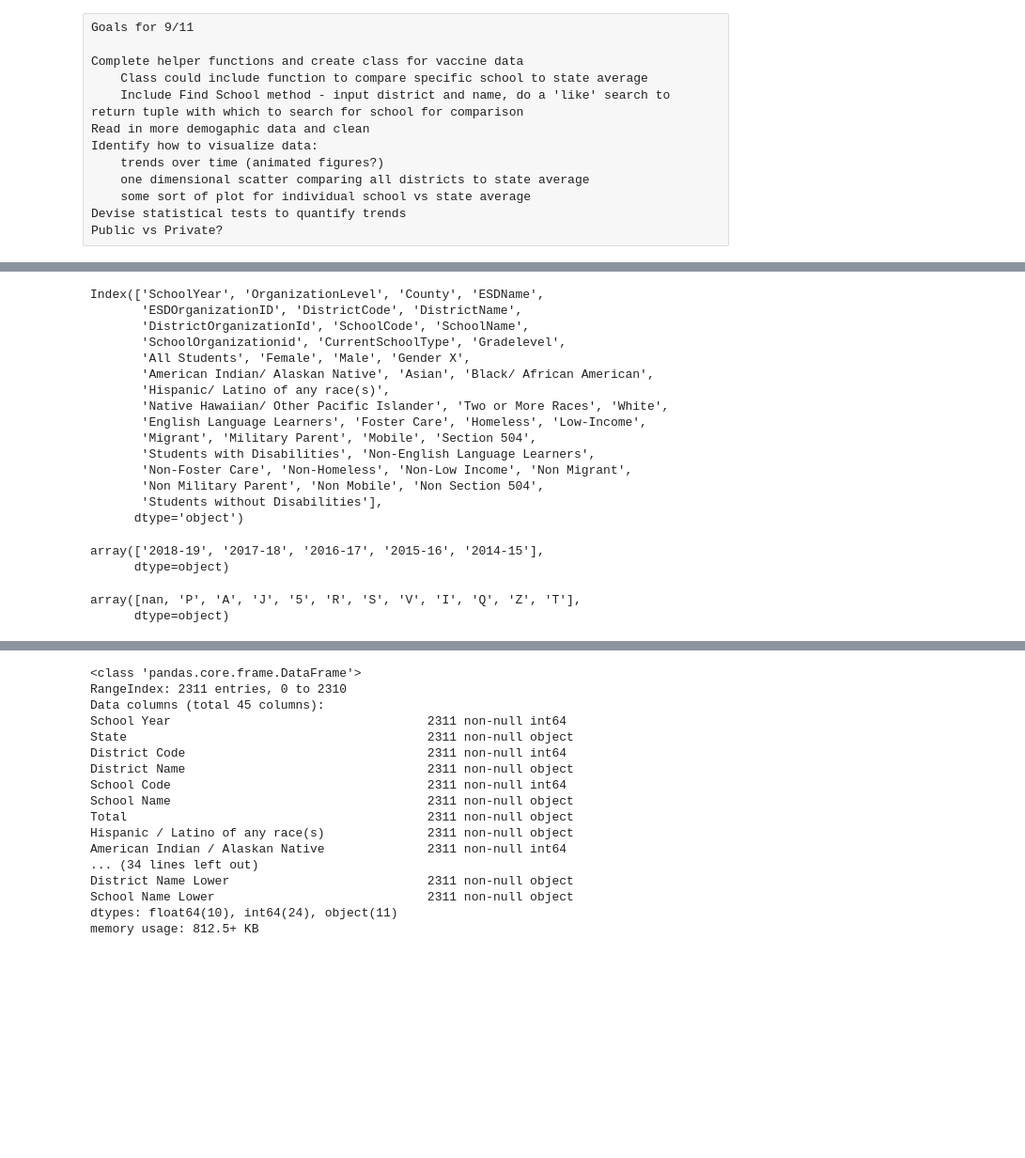
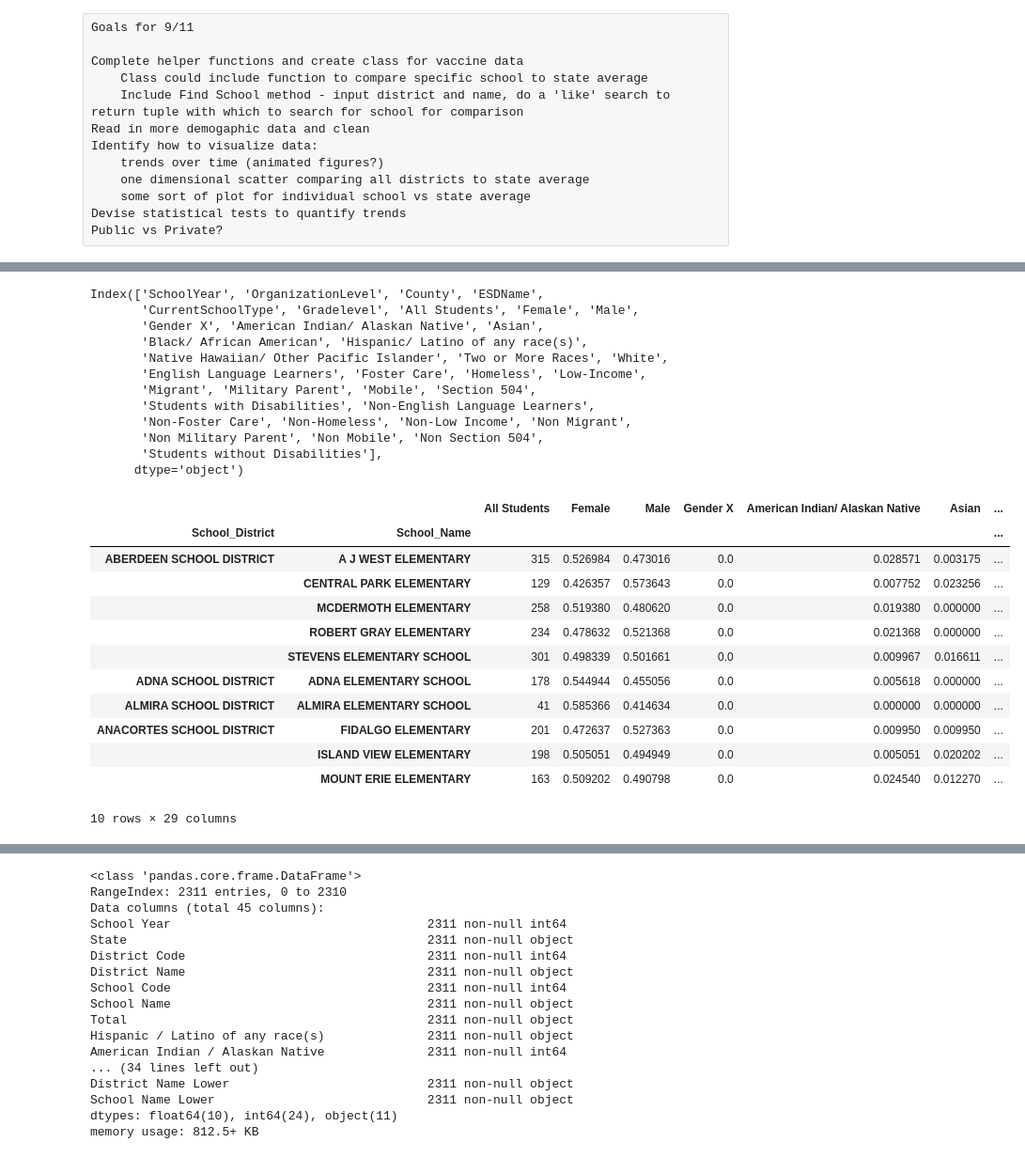
Before and after one commit to frischmuth/Washington-Immunization-Rates, a Jupyter notebook: Immunization IDE.ipynb, the cells around one changed output, grey strips where cells are left out. Shown at 94% size. Cells and saved outputs as stored; diff of their text form; code cells hidden in the pictures; blank space fills up the shorter version.

```diff
--- a/Immunization IDE.ipynb
+++ b/Immunization IDE.ipynb
@@ -68,13 +64,10 @@ all_race_data[(all_race_data['SchoolYear'] == '2014-15') & (all_race_data['Organ
 # %%
-all_race_data.columns
+all_demographic_data.columns
 # %% [output]
 Index(['SchoolYear', 'OrganizationLevel', 'County', 'ESDName',
-       'ESDOrganizationID', 'DistrictCode', 'DistrictName',
-       'DistrictOrganizationId', 'SchoolCode', 'SchoolName',
-       'SchoolOrganizationid', 'CurrentSchoolType', 'Gradelevel',
-       'All Students', 'Female', 'Male', 'Gender X',
-       'American Indian/ Alaskan Native', 'Asian', 'Black/ African American',
-       'Hispanic/ Latino of any race(s)',
+       'CurrentSchoolType', 'Gradelevel', 'All Students', 'Female', 'Male',
+       'Gender X', 'American Indian/ Alaskan Native', 'Asian',
+       'Black/ African American', 'Hispanic/ Latino of any race(s)',
        'Native Hawaiian/ Other Pacific Islander', 'Two or More Races', 'White',
        'English Language Learners', 'Foster Care', 'Homeless', 'Low-Income',
        'Migrant', 'Military Parent', 'Mobile', 'Section 504',
@@ -83,13 +76,21 @@ Index(['SchoolYear', 'OrganizationLevel', 'County', 'ESDName',
        'Non Military Parent', 'Non Mobile', 'Non Section 504',
        'Students without Disabilities'],
       dtype='object')
-# %%
-all_race_data['SchoolYear'].unique()
-# %% [output]
-array(['2018-19', '2017-18', '2016-17', '2015-16', '2014-15'],
-      dtype=object)
-# %%
-all_race_data['CurrentSchoolType'].unique()
-# %% [output]
-array([nan, 'P', 'A', 'J', '5', 'R', 'S', 'V', 'I', 'Q', 'Z', 'T'],
-      dtype=object)
+# %%
+kindergarten45 = all_kindergarten(all_demographic_data)
+kindergarten45 = convert_to_fractions(kindergarten45)
+kindergarten45.head(10)
+# %% [output]
+|  |  | All Students | Female | Male | Gender X | American Indian/ Alaskan Native | Asian | ... |
+| School_District | School_Name |  |  |  |  |  |  | ... |
+| ABERDEEN SCHOOL DISTRICT | A J WEST ELEMENTARY | 315 | 0.526984 | 0.473016 | 0.0 | 0.028571 | 0.003175 | ... |
+|  | CENTRAL PARK ELEMENTARY | 129 | 0.426357 | 0.573643 | 0.0 | 0.007752 | 0.023256 | ... |
+|  | MCDERMOTH ELEMENTARY | 258 | 0.519380 | 0.480620 | 0.0 | 0.019380 | 0.000000 | ... |
+|  | ROBERT GRAY ELEMENTARY | 234 | 0.478632 | 0.521368 | 0.0 | 0.021368 | 0.000000 | ... |
+|  | STEVENS ELEMENTARY SCHOOL | 301 | 0.498339 | 0.501661 | 0.0 | 0.009967 | 0.016611 | ... |
+| ADNA SCHOOL DISTRICT | ADNA ELEMENTARY SCHOOL | 178 | 0.544944 | 0.455056 | 0.0 | 0.005618 | 0.000000 | ... |
+| ALMIRA SCHOOL DISTRICT | ALMIRA ELEMENTARY SCHOOL | 41 | 0.585366 | 0.414634 | 0.0 | 0.000000 | 0.000000 | ... |
+| ANACORTES SCHOOL DISTRICT | FIDALGO ELEMENTARY | 201 | 0.472637 | 0.527363 | 0.0 | 0.009950 | 0.009950 | ... |
+|  | ISLAND VIEW ELEMENTARY | 198 | 0.505051 | 0.494949 | 0.0 | 0.005051 | 0.020202 | ... |
+|  | MOUNT ERIE ELEMENTARY | 163 | 0.509202 | 0.490798 | 0.0 | 0.024540 | 0.012270 | ... |
+10 rows × 29 columns
```
Also changed, not shown: parts of 7 cells of this notebook, 1 other file.
